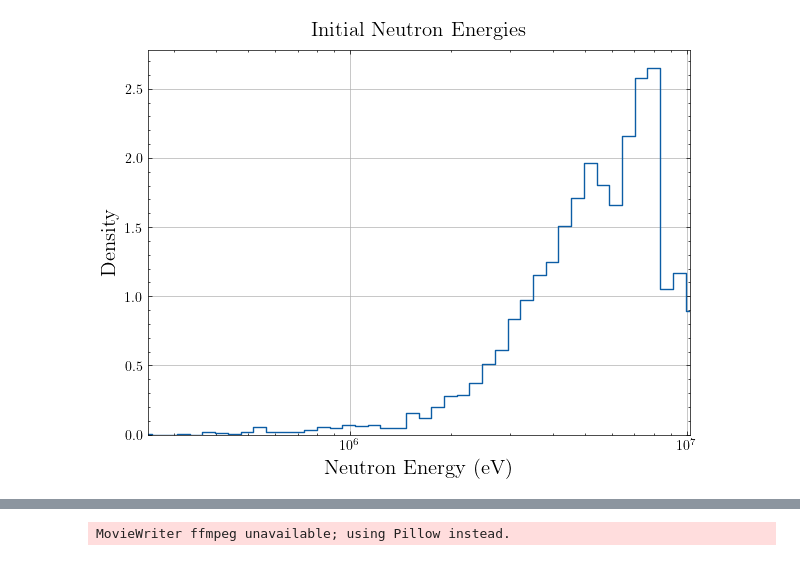
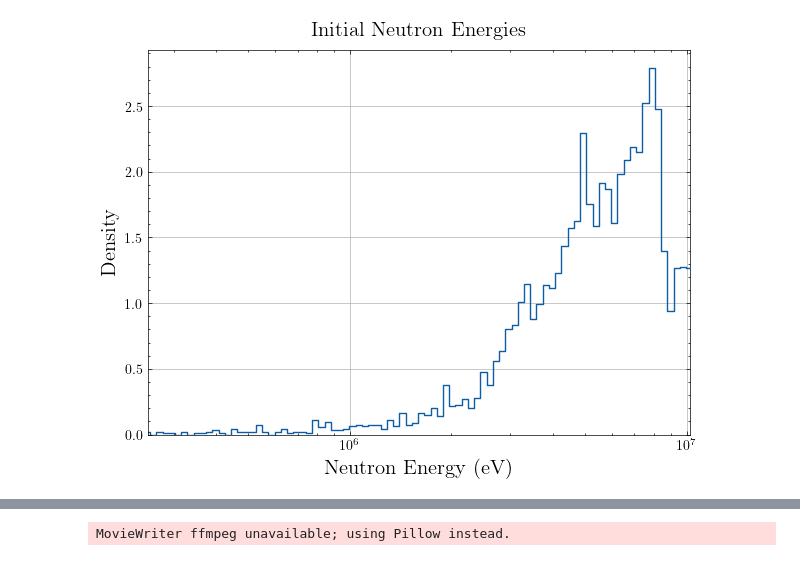
Before and after one commit to DerkNiessink/NeutroWater, a Jupyter notebook: analysis/simulation.ipynb, the cells around one changed output, grey strips where cells are left out. Cells and saved outputs as stored; diff of their text form; code cells hidden in the pictures.

```diff
--- a/analysis/simulation.ipynb
+++ b/analysis/simulation.ipynb
@@ -89,24 +81,24 @@ plot_trajectories(measure.positions(), diffusing_neutrons.tank)
 # %%
 params.nNeutrons = 5000
 diffusing_neutrons = DiffusingNeutrons(params)
 diffusing_neutrons.diffuse(nCollisions=1000000)
 measure = Measurer(diffusing_neutrons)
 
 initial_energies = [energies[0] for energies in measure.energies()]
 
 plt.figure(figsize= (7, 5))
 sns.histplot(
     data=initial_energies,
-    log_scale=True, element="step", fill=False, stat="density", bins=50
+    log_scale=True, element="step", fill=False, stat="density", bins=100
 )
 plt.title("Initial Neutron Energies", fontsize=15, pad=10)
 plt.ylabel("Density", fontsize=15)
 plt.xlabel("Neutron Energy (eV)", fontsize=15)
 plt.grid(True)
 plt.xlim(10**5.4, 10**7.01)
 plt.show()
 # %% [output]
-[figure, old version]
+[figure, new version]
 # %%
 mw = MaxwellBoltzmann()
 
```
Also changed, not shown: parts of 9 cells of this notebook, 3 other files.
